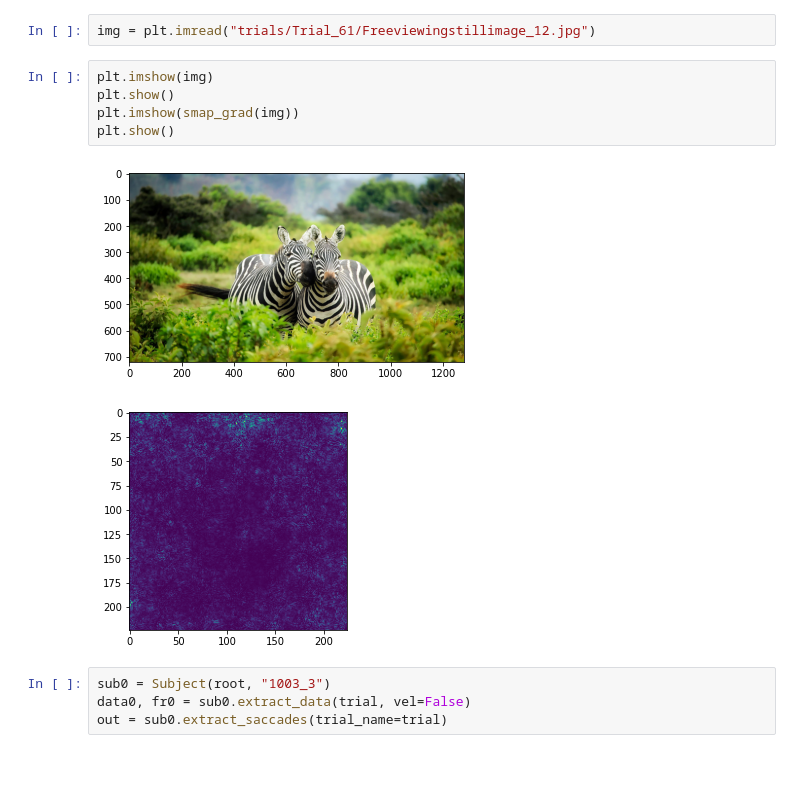
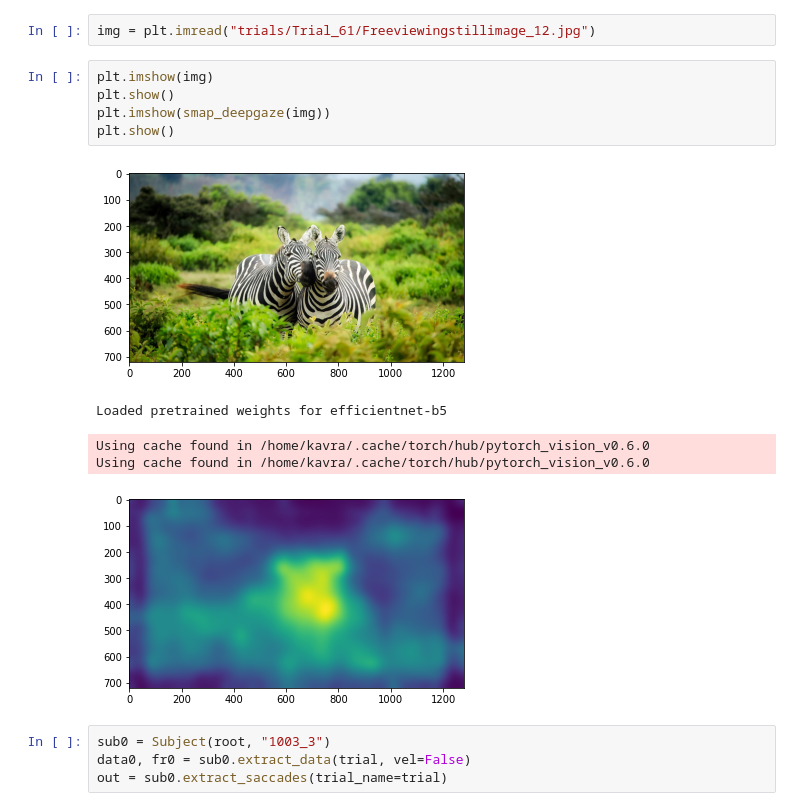
Before and after one commit to klean2050/cvi-eye-tracking, a Jupyter notebook: explore.ipynb, the cells around one changed output. Drawn from its saved outputs; the diff is of its cells as text; blank space fills up the shorter version.

Commit message:
add deepgaze saliency

```diff
--- a/explore.ipynb
+++ b/explore.ipynb
@@ -71,11 +11,14 @@ img = plt.imread("trials/Trial_61/Freeviewingstillimage_12.jpg")
 # %%
 plt.imshow(img)
 plt.show()
-plt.imshow(smap_grad(img))
+plt.imshow(smap_deepgaze(img))
 plt.show()
 # %% [output]
 [figure]
+Loaded pretrained weights for efficientnet-b5
+Using cache found in /home/kavra/.cache/torch/hub/pytorch_vision_v0.6.0
+Using cache found in /home/kavra/.cache/torch/hub/pytorch_vision_v0.6.0
-[figure, old version]
+[figure, new version]
 # %%
 sub0 = Subject(root, "1003_3")
 data0, fr0 = sub0.extract_data(trial, vel=False)
```
Also changed, not shown: parts of 1 cell of this notebook, 4 other files.
